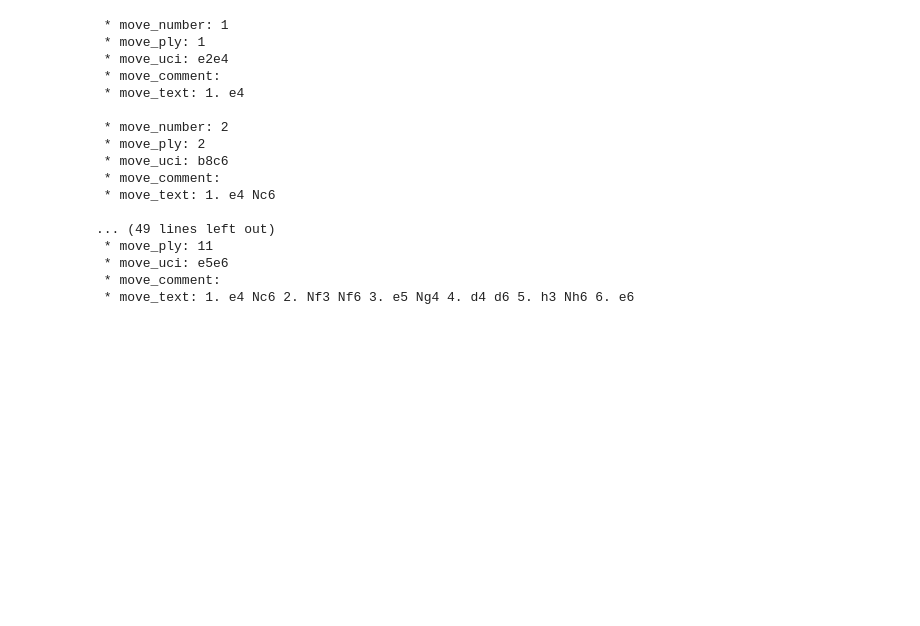
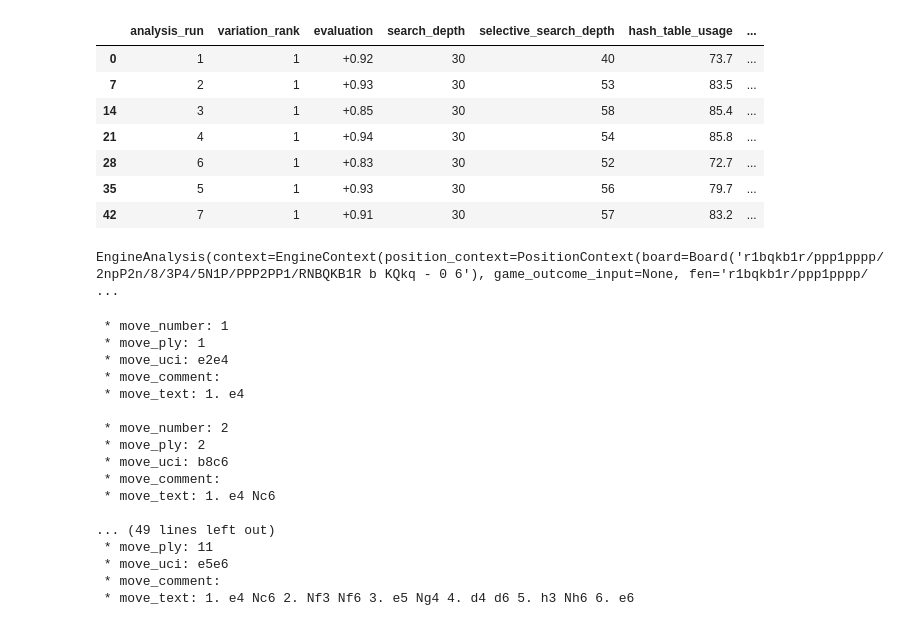
Before and after one commit to nielsencampos/chess-reporter, a Jupyter notebook: notebooks/experiments/engine.ipynb, the cells around one changed output. Drawn from its saved outputs; the diff is of its cells as text; code cells hidden in the pictures; blank space fills up the shorter version.

```diff
--- a/notebooks/experiments/engine.ipynb
+++ b/notebooks/experiments/engine.ipynb
@@ -271,3 +283,18 @@ board.legal_moves.count()
+# %%
+dataframe[dataframe["variation_rank"] == 1]
+# %% [output]
+|  | analysis_run | variation_rank | evaluation | search_depth | selective_search_depth | hash_table_usage | ... |
+| 0 | 1 | 1 | +0.92 | 30 | 40 | 73.7 | ... |
+| 7 | 2 | 1 | +0.93 | 30 | 53 | 83.5 | ... |
+| 14 | 3 | 1 | +0.85 | 30 | 58 | 85.4 | ... |
+| 21 | 4 | 1 | +0.94 | 30 | 54 | 85.8 | ... |
+| 28 | 6 | 1 | +0.83 | 30 | 52 | 72.7 | ... |
+| 35 | 5 | 1 | +0.93 | 30 | 56 | 79.7 | ... |
+| 42 | 7 | 1 | +0.91 | 30 | 57 | 83.2 | ... |
+# %%
+results[0]
+# %% [output]
+EngineAnalysis(context=EngineContext(position_context=PositionContext(board=Board('r1bqkb1r/ppp1pppp/2npP2n/8/3P4/5N1P/PPP2PP1/RNBQKB1R b KQkq - 0 6'), game_outcome_input=None, fen='r1bqkb1r/ppp1pppp/ ...
 # %%
 source_game_node = source_game_node.next()
 move_text_string_exporter: StringExporter = StringExporter(headers=False, variations=False, comments=False)
```
Also changed, not shown: parts of 17 cells of this notebook, 11 other files.
